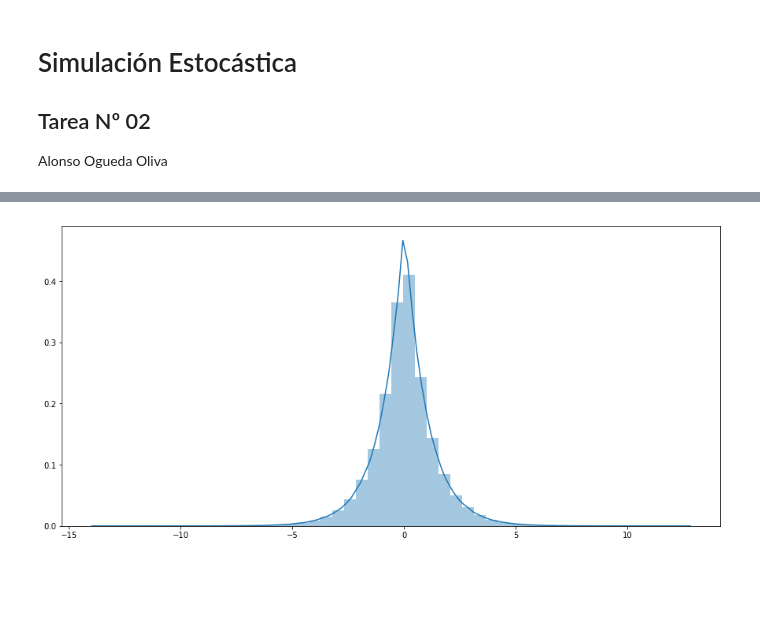
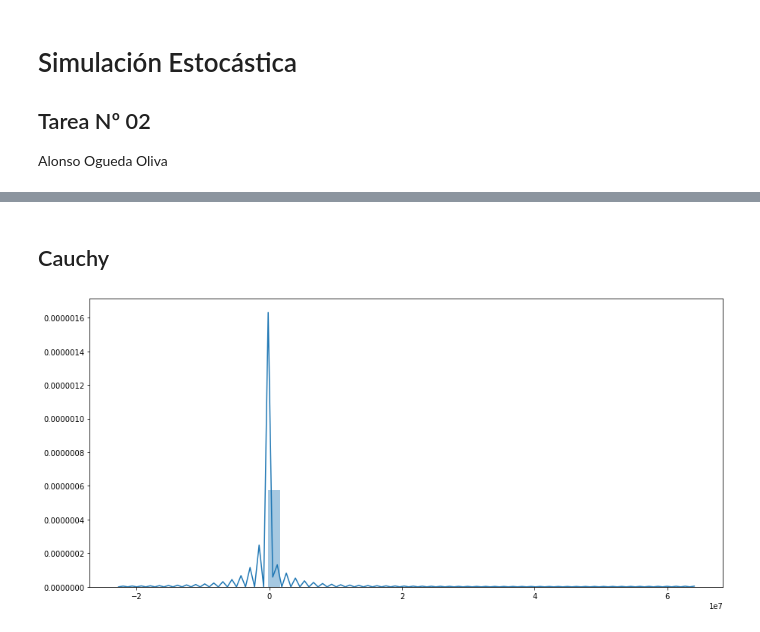
Before and after one commit to aLoNsolml/SimulacionEstocastica, a Jupyter notebook: no_tarea_01/no_tarea_01.ipynb, the cells around one changed output, grey strips where cells are left out. Drawn from its saved outputs; the diff is of its cells as text; code cells hidden in the pictures; blank space fills up the shorter version.

Commit message:
Se agrega simulación con distribución cauchy

```diff
--- a/no_tarea_01/no_tarea_01.ipynb
+++ b/no_tarea_01/no_tarea_01.ipynb
@@ -22,3 +24,9 @@ def rlaplace(n, alpha=1):
     unif = np.random.uniform(low=0.0, high=1.0, size=n)
     laplace = laplace_icdf(unif, alpha=alpha)
     return laplace
+# %%
+n = 100000000
+laplace_sim = rlaplace(n, alpha=1)
+fig, ax = plt.subplots(figsize=(15, 7))
+ax = sns.distplot(laplace_sim)
+plt.show()
@@ -24,0 +35,4 @@ def rlaplace(n, alpha=1):
+# %%
+M = np.sqrt(2.0 / np.pi) * np.exp(.5)
+x = np.copy(laplace_sim)
+u = np.random.uniform(low=0.0, high=1.0, size=n)
@@ -25,3 +47,5 @@ def rlaplace(n, alpha=1):
+# %% [markdown]
+## Cauchy
 # %%
 def cauchy_quantile(u, x0=0, gamma=1):
     cauchy_q = x0 + gamma * np.tan(np.pi * (u - 0.5))
@@ -32,11 +56,10 @@ def rcauchy(n, x0=0, gamma=1):
     cauchy = cauchy_quantile(unif, x0=x0, gamma=gamma)
     return cauchy
 # %%
-n = 1000000
-laplace_sim = rlaplace(n, alpha=1)
+cauchy_sim = rcauchy(n, x0=0, gamma=1)
 fig, ax = plt.subplots(figsize=(15, 7))
-ax = sns.distplot(laplace_sim)
+ax = sns.distplot(cauchy_sim)
 plt.show()
 # %% [output]
-[figure, old version]
+[figure, new version]
 # %%
```
Also changed, not shown: parts of 8 cells of this notebook.
